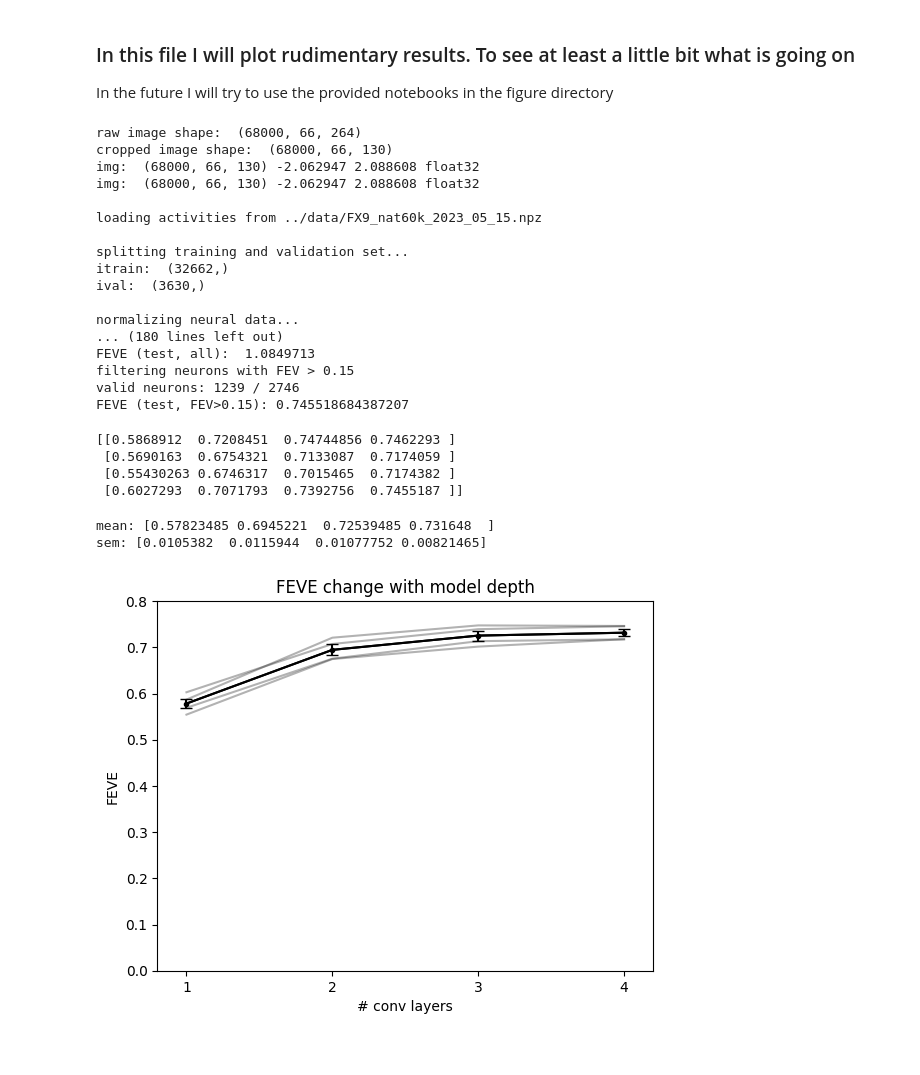
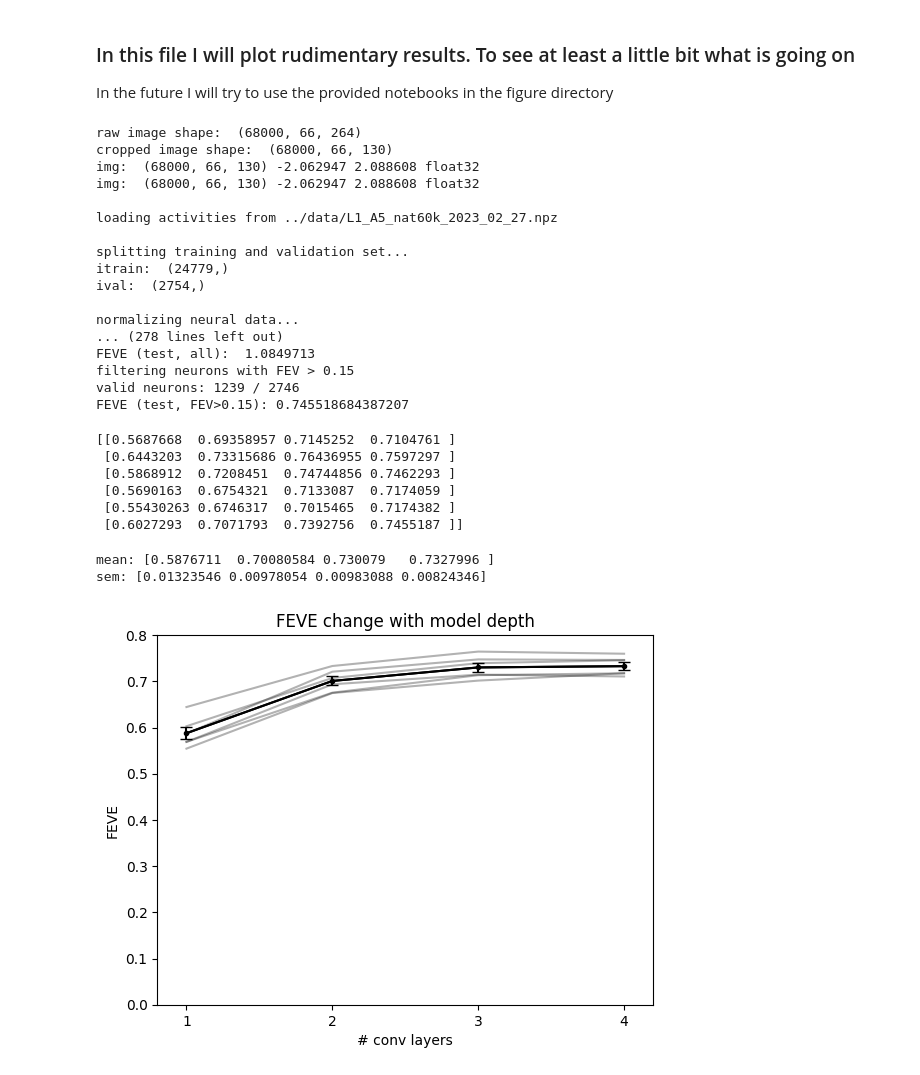
Before and after one commit to NAMAR4/minimodel, a Jupyter notebook: notebooks/results_plotting.ipynb, the cells around one changed output. Saved outputs shown, nothing was run; the diff lists cells and outputs as text; code cells hidden in the pictures.

```diff
--- a/notebooks/results_plotting.ipynb
+++ b/notebooks/results_plotting.ipynb
@@ -16,7 +16,7 @@ data_path = '../data'
 weight_path = './checkpoints_trained'
 # %%
 feve_mice = []
-for mouse_id in range (2,6):
+for mouse_id in range (6):
 
     # ------ Data Loading ------
 
@@ -85,14 +85,14 @@ cropped image shape:  (68000, 66, 130)
 img:  (68000, 66, 130) -2.062947 2.088608 float32
 img:  (68000, 66, 130) -2.062947 2.088608 float32
 
-loading activities from ../data/FX9_nat60k_2023_05_15.npz
+loading activities from ../data/L1_A5_nat60k_2023_02_27.npz
 
 splitting training and validation set...
-itrain:  (32662,)
-ival:  (3630,)
+itrain:  (24779,)
+ival:  (2754,)
 
 normalizing neural data...
-... (180 lines left out)
+... (278 lines left out)
 FEVE (test, all):  1.0849713
 filtering neurons with FEV > 0.15
 valid neurons: 1239 / 2746
@@ -101,7 +101,9 @@ FEVE (test, FEV>0.15): 0.745518684387207
 feve_mice = np.array(feve_mice)
 print(feve_mice)
 # %% [output]
-[[0.5868912  0.7208451  0.74744856 0.7462293 ]
+[[0.5687668  0.69358957 0.7145252  0.7104761 ]
+ [0.6443203  0.73315686 0.76436955 0.7597297 ]
+ [0.5868912  0.7208451  0.74744856 0.7462293 ]
  [0.5690163  0.6754321  0.7133087  0.7174059 ]
  [0.55430263 0.6746317  0.7015465  0.7174382 ]
  [0.6027293  0.7071793  0.7392756  0.7455187 ]]
@@ -109,34 +111,34 @@ print(feve_mice)
 mean = np.mean(feve_mice, axis=0)
 sem = np.std(feve_mice, axis=0, ddof=1) / np.sqrt(feve_mice.shape[0])
 print(f"mean: {mean}")
 print(f"sem: {sem}")
 
 x = [1,2,3,4]
 
-for mice_id in range(0,4):
+for mice_id in range(0,6):
     plt.plot(x, feve_mice[mice_id], color="BLACK", alpha=0.3)
 
 plt.plot(x, mean, marker="o", markersize= 3, color="BLACK")
 plt.errorbar(
     x,
     mean,
     yerr=sem,
     capsize=4,
     color = "BLACK"
 )
 
 
 plt.ylabel("FEVE")
 plt.xlabel("# conv layers")
 plt.title("FEVE change with model depth")
 
 plt.xlim(0.8,4.2)
 plt.xticks([1,2,3,4])
 plt.ylim(0.0, 0.8)
 
 
 plt.show()
 # %% [output]
-mean: [0.57823485 0.6945221  0.72539485 0.731648  ]
-sem: [0.0105382  0.0115944  0.01077752 0.00821465]
+mean: [0.5876711  0.70080584 0.730079   0.7327996 ]
+sem: [0.01323546 0.00978054 0.00983088 0.00824346]
-[figure, old version]
+[figure, new version]
```
Also changed, not shown: 3 other files.
